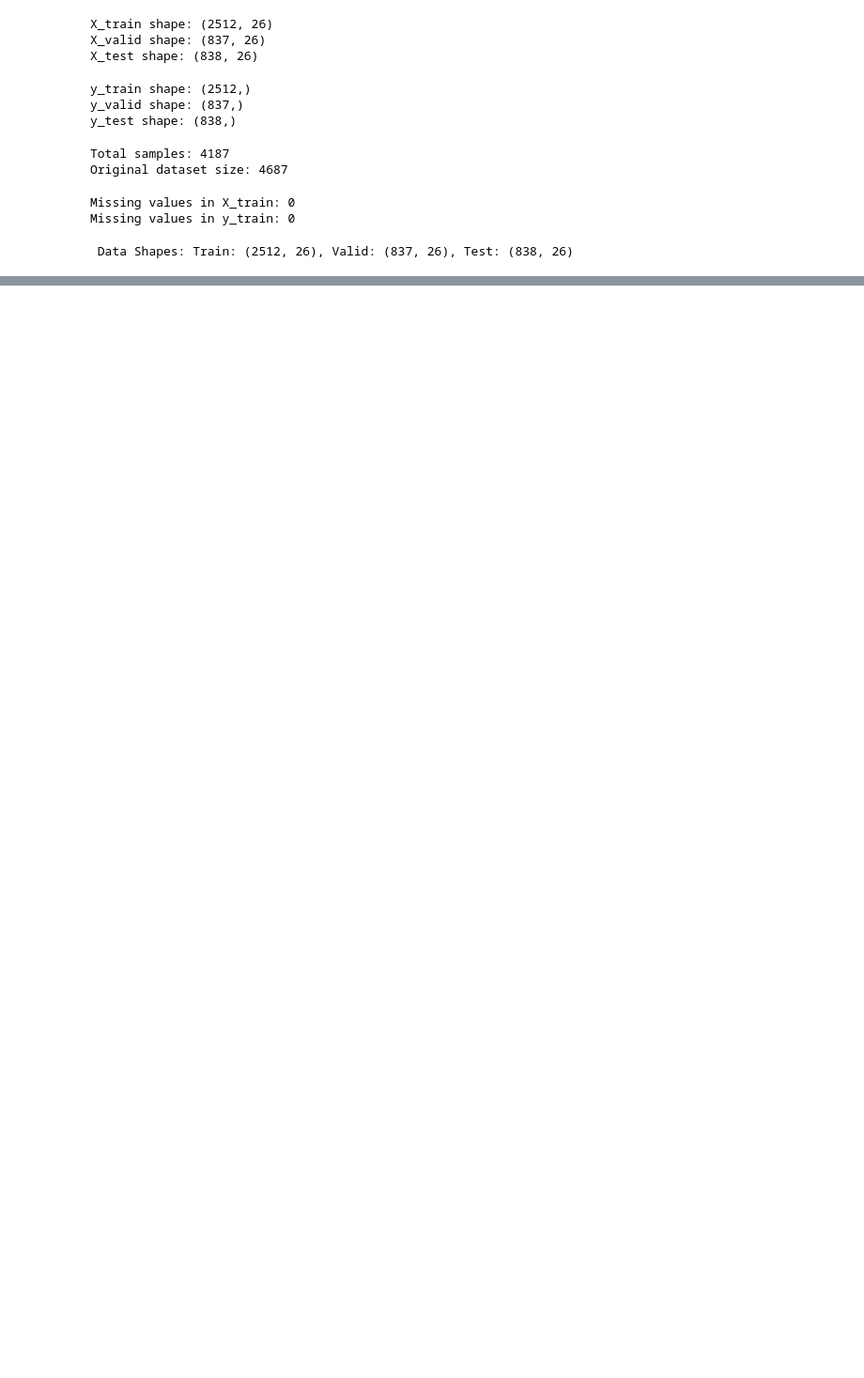
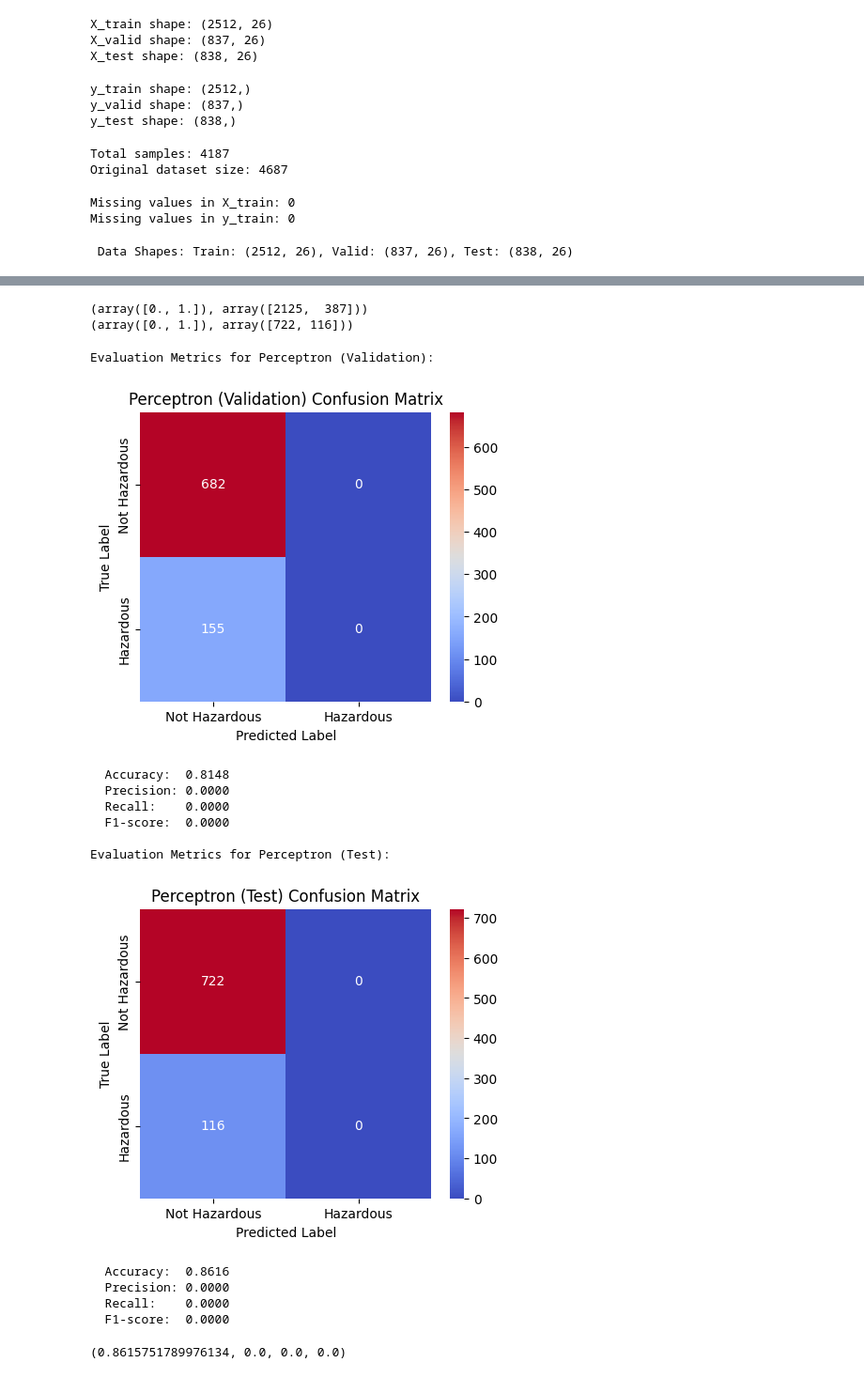
Before and after one commit to PriyanshuRao-code/AI-Lab-Project, a Jupyter notebook: team_24_supervised_learning.ipynb, the cells around one changed output, grey strips where cells are left out. Shown at 94% size. Saved outputs shown, nothing was run; the diff lists cells and outputs as text; code cells hidden in the pictures; blank space fills up the shorter version.

```diff
--- a/team_24_supervised_learning.ipynb
+++ b/team_24_supervised_learning.ipynb
@@ -121,0 +175,4 @@ import matplotlib.pyplot as plt
+# %%
+input_dim = X_train_tensor.shape[1]
+perceptron_model = Perceptron(input_dim)
+perceptron_model = train_model_perceptron(X_train_tensor, X_valid_tensor, X_test_tensor, y_train_tensor, y_valid_tensor, y_test_tensor, perceptron_model)
@@ -122,3 +190,39 @@ import matplotlib.pyplot as plt
+# %%
+with torch.no_grad():
+    y_valid_pred_nn = perceptron_model(X_valid_tensor).sigmoid().round()
+    y_test_pred_nn = perceptron_model(X_test_tensor).sigmoid().round()
+
+    # Convert tensors to numpy
+    y_valid_pred_nn = y_valid_pred_nn.detach().numpy()
+    y_test_pred_nn = y_test_pred_nn.detach().numpy()
+
+    # Convert y_valid, y_test to numpy for evaluation
+    y_valid_numpy = y_valid_tensor.numpy()
+    y_test_numpy = y_test_tensor.numpy()
+# %%
+print(np.unique(y_train, return_counts=True))
+print(np.unique(y_test, return_counts=True))
+# %% [output]
+(array([0., 1.]), array([2125,  387]))
+(array([0., 1.]), array([722, 116]))
+# %%
+evaluate_model(y_valid_numpy, y_valid_pred_nn, "Perceptron (Validation)")
+evaluate_model(y_test_numpy, y_test_pred_nn, "Perceptron (Test)")
+# %% [output]
+Evaluation Metrics for Perceptron (Validation):
+[figure, added]
+  Accuracy:  0.8148
+  Precision: 0.0000
+  Recall:    0.0000
+  F1-score:  0.0000
+
+Evaluation Metrics for Perceptron (Test):
+[figure, added]
+  Accuracy:  0.8616
+  Precision: 0.0000
+  Recall:    0.0000
+  F1-score:  0.0000
+(0.8615751789976134, 0.0, 0.0, 0.0)
 # %%
 from sklearn.naive_bayes import GaussianNB
 # %%
```
Also changed, not shown: parts of 22 cells of this notebook.
